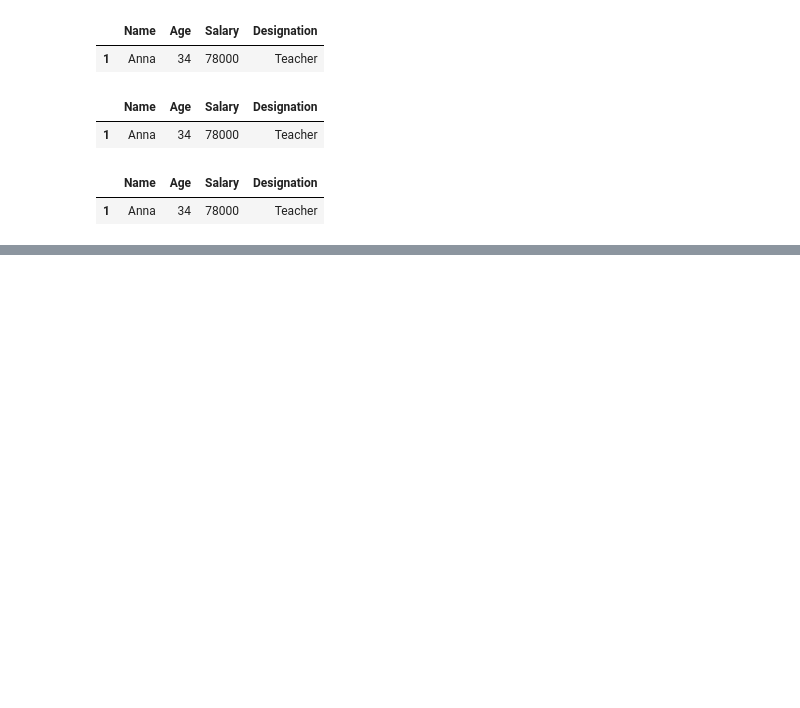
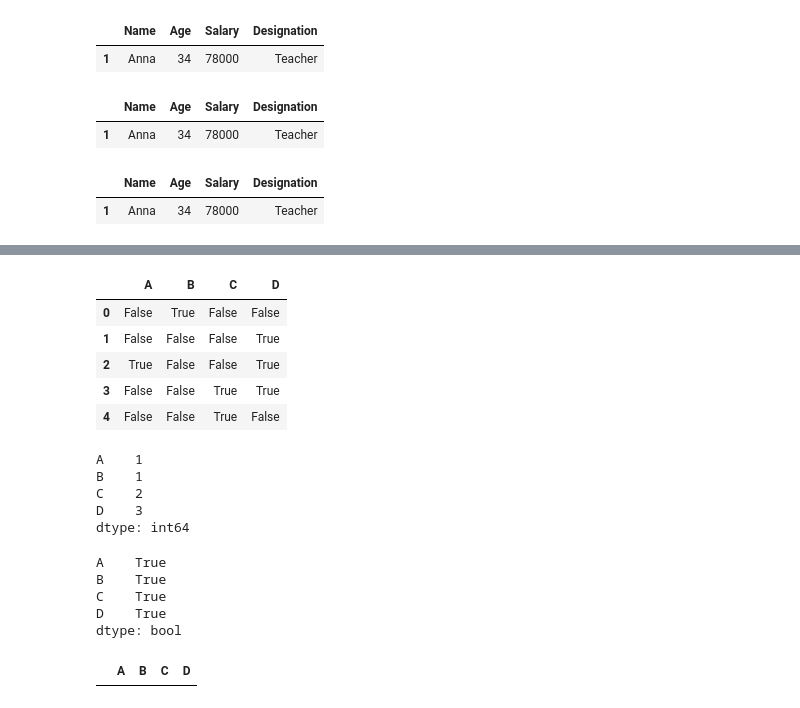
Before and after one commit to dhruvjoshi07/Data_Analysis_Notebook, a Jupyter notebook: pylibrary/pandas.ipynb, the cells around one changed output, grey strips where cells are left out. Drawn from its saved outputs; the diff is of its cells as text; code cells hidden in the pictures; blank space fills up the shorter version.

```diff
--- a/pylibrary/pandas.ipynb
+++ b/pylibrary/pandas.ipynb
@@ -277,0 +300,32 @@ filling the missing data
+# %%
+#ham true false mei dekh lenge ki her rows mei nan value hai ki nhi using 'isna'
+df.isna()
+# %% [output]
+|  | A | B | C | D |
+| 0 | False | True | False | False |
+| 1 | False | False | False | True |
+| 2 | True | False | False | True |
+| 3 | False | False | True | True |
+| 4 | False | False | True | False |
+# %%
+df.isna().sum()
+# %% [output]
+A    1
+B    1
+C    2
+D    3
+dtype: int64
+# %%
+#kya sb mei null vale hau?
+df.isna().any()
+# %% [output]
+A    True
+B    True
+C    True
+D    True
+dtype: bool
+# %%
+'''Removing works on rows'''
+df.dropna()   #jis jsi mei null value hai hata do woh row
+# %% [output]
+|  | A | B | C | D |
```
Also changed, not shown: parts of 11 cells of this notebook.
